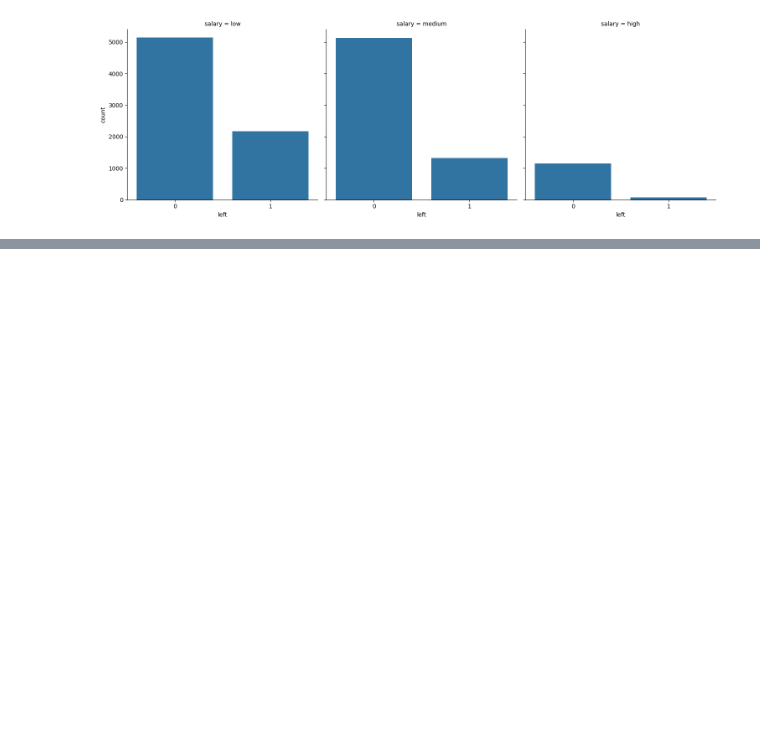
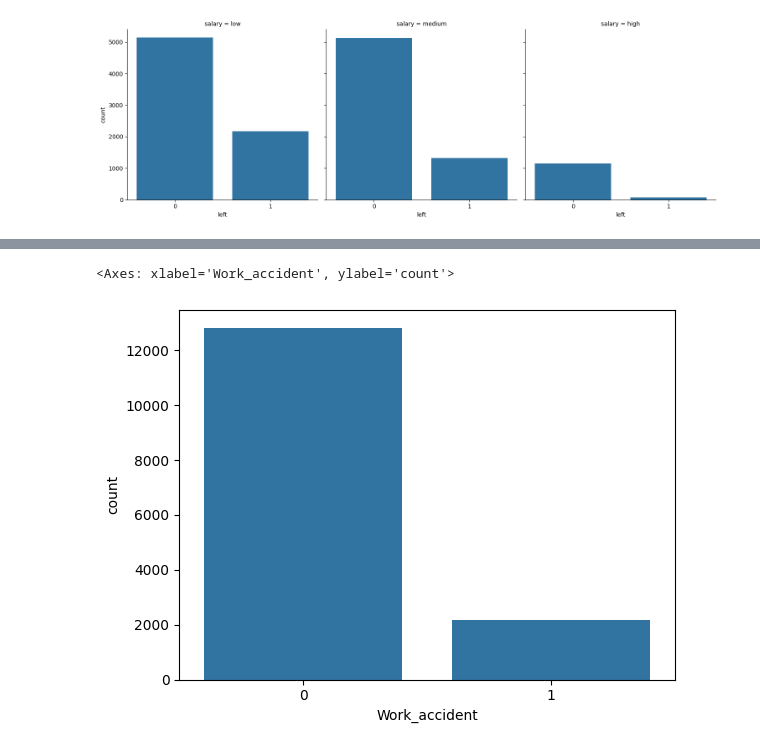
Before and after one commit to omkarpattnaik8080/EmployeeRetentionPrediction, a Jupyter notebook: EmployeeRetentionsystem.ipynb, the cells around one changed output, grey strips where cells are left out. Drawn from its saved outputs; the diff is of its cells as text; code cells hidden in the pictures; blank space fills up the shorter version.

```diff
--- a/EmployeeRetentionsystem.ipynb
+++ b/EmployeeRetentionsystem.ipynb
@@ -88,0 +101,6 @@ sns.catplot(x="left",col="salary",kind="count",data=df)
+# %%
+#the number of people who met with an accident in the organisation
+sns.countplot(x="Work_accident",data=df)
+# %% [output]
+<Axes: xlabel='Work_accident', ylabel='count'>
+[figure, added]
```
Also changed, not shown: parts of 13 cells of this notebook.
